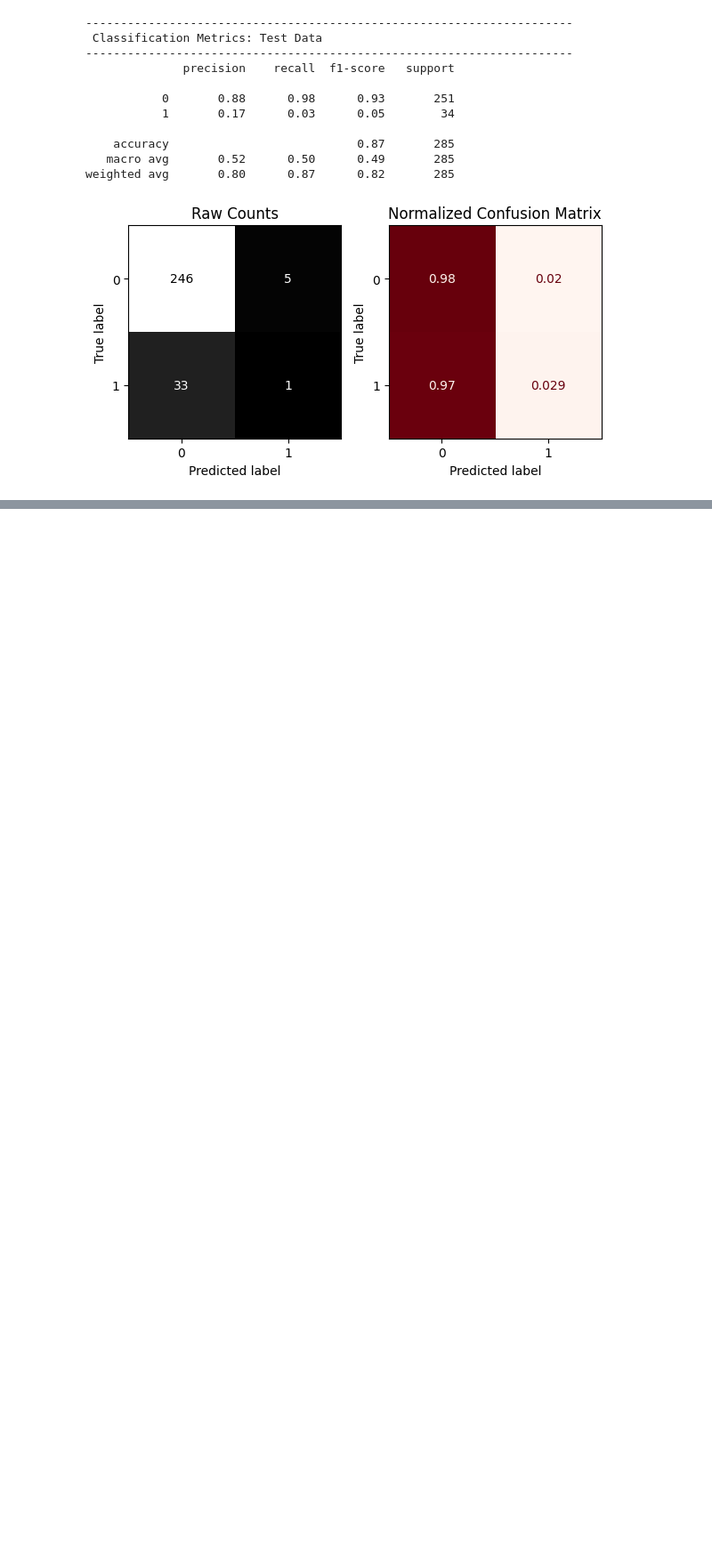
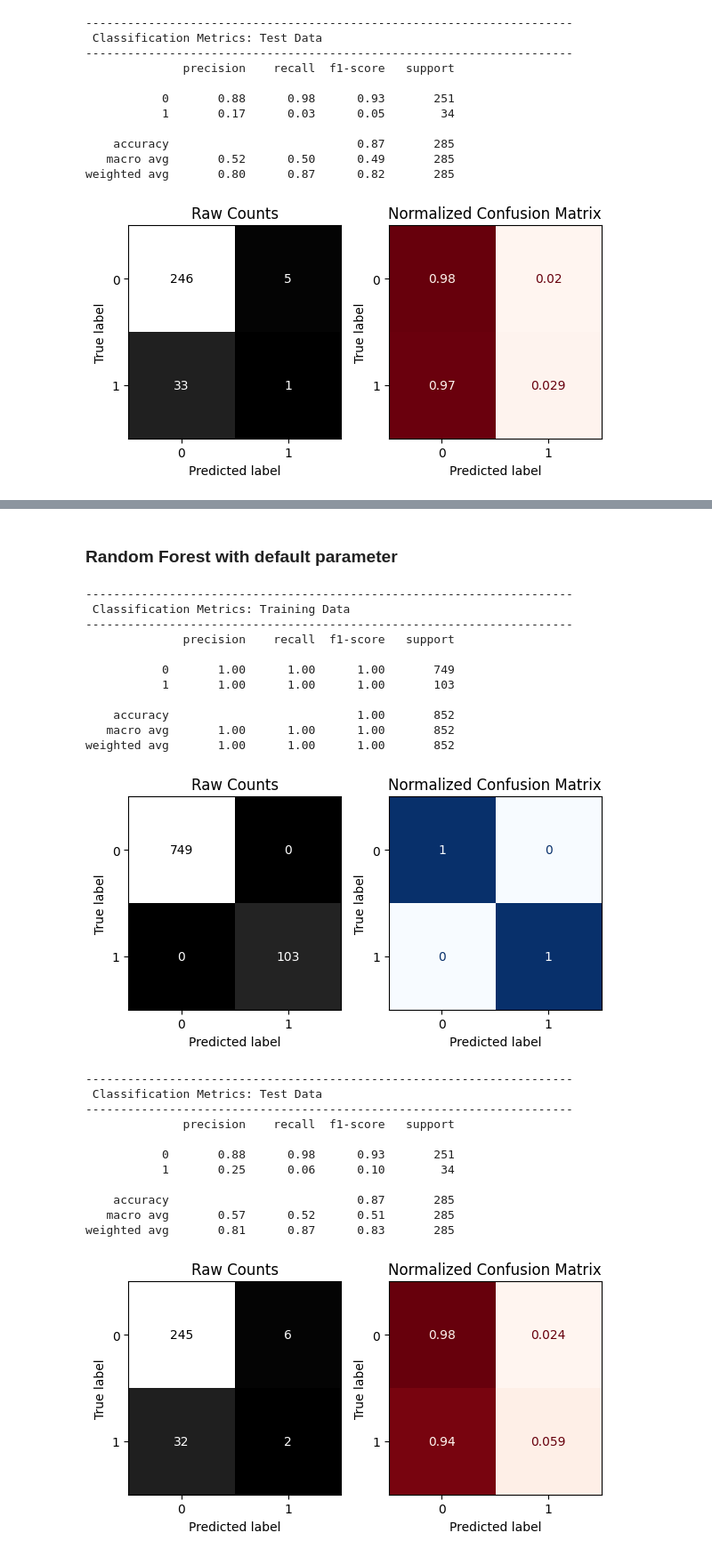
Before and after one commit to laramutair/Classification-model-learning, a Jupyter notebook: Stroke_Classification_Dataset.ipynb, the cells around one changed output, grey strips where cells are left out. Shown at 89% size. Cells and saved outputs as stored; diff of their text form; code cells hidden in the pictures; blank space fills up the shorter version.

```diff
--- a/Stroke_Classification_Dataset.ipynb
+++ b/Stroke_Classification_Dataset.ipynb
@@ -460,0 +606,32 @@ weighted avg       0.80      0.87      0.82       285
+# %% [markdown]
+### Random Forest with default parameter
+# %%
+rf_default = RandomForestClassifier(random_state=42)
+rf_pipe = make_pipeline(preprocessor, rf_default)
+rf_pipe.fit(X_train, y_train)
+evaluate_classification(rf_pipe, X_train, y_train, X_test, y_test)
+# %% [output]
+----------------------------------------------------------------------
+ Classification Metrics: Training Data
+----------------------------------------------------------------------
+              precision    recall  f1-score   support
+
+           0       1.00      1.00      1.00       749
+           1       1.00      1.00      1.00       103
+
+    accuracy                           1.00       852
+   macro avg       1.00      1.00      1.00       852
+weighted avg       1.00      1.00      1.00       852
+[figure, added]
+----------------------------------------------------------------------
+ Classification Metrics: Test Data
+----------------------------------------------------------------------
+              precision    recall  f1-score   support
+
+           0       0.88      0.98      0.93       251
+           1       0.25      0.06      0.10        34
+
+    accuracy                           0.87       285
+   macro avg       0.57      0.52      0.51       285
+weighted avg       0.81      0.87      0.83       285
+[figure, added]
```
Also changed, not shown: parts of 19 cells of this notebook.
